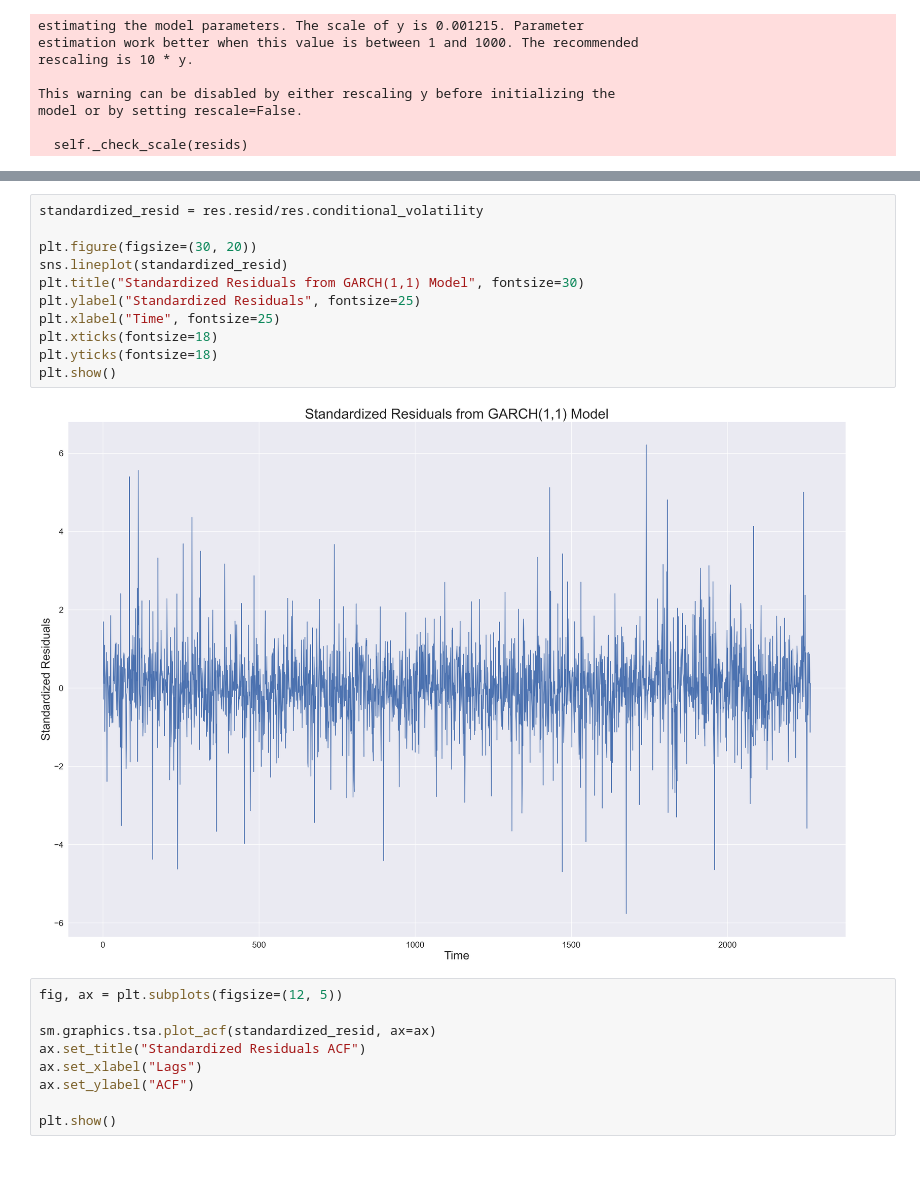
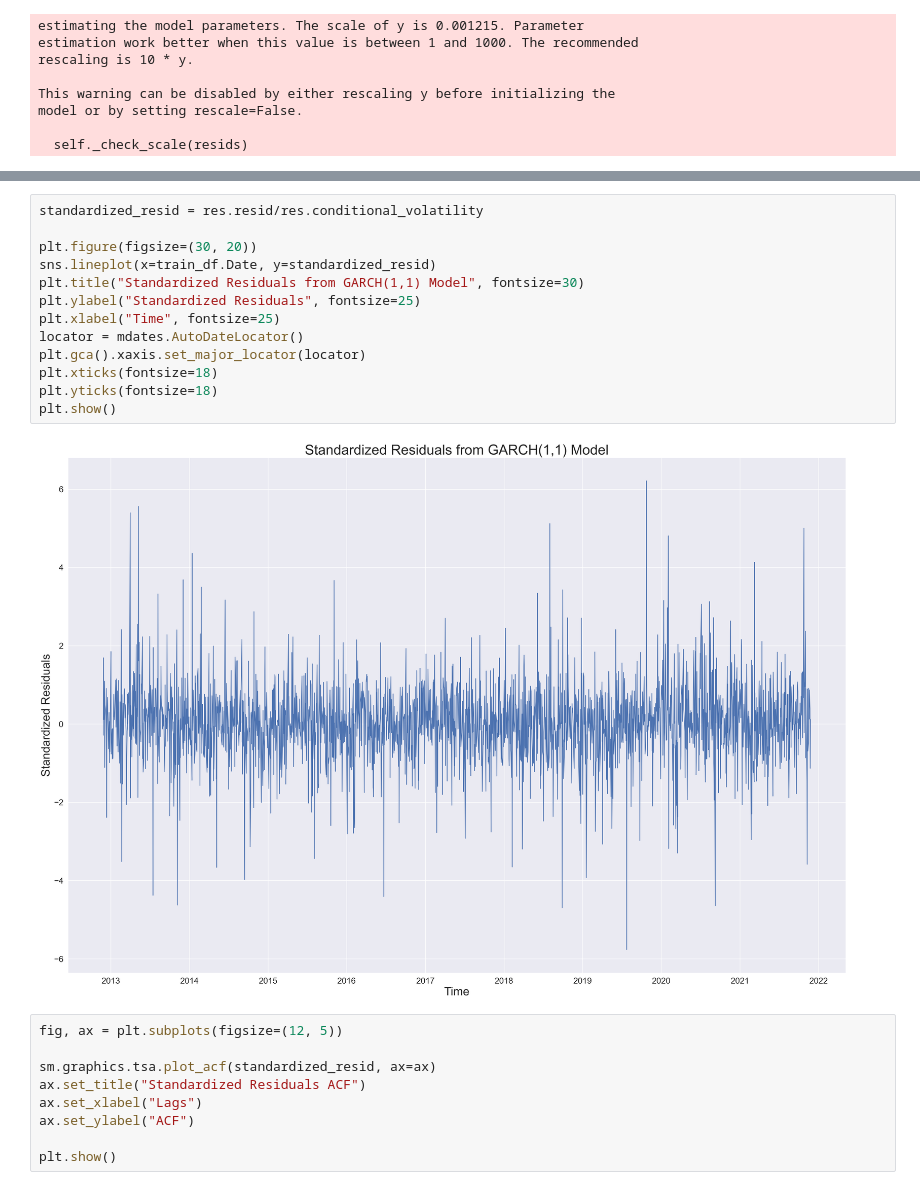
Before and after one commit to iliasra/QRM_Assignment2, a Jupyter notebook: assignment2.ipynb, the cells around one changed output, grey strips where cells are left out. Saved outputs shown, nothing was run; the diff lists cells and outputs as text.

```diff
--- a/assignment2.ipynb
+++ b/assignment2.ipynb
@@ -93,16 +94,18 @@ ARCHModelResult, id: 0x1d087c49a10
 # %%
 standardized_resid = res.resid/res.conditional_volatility
 
 plt.figure(figsize=(30, 20))
-sns.lineplot(standardized_resid)
+sns.lineplot(x=train_df.Date, y=standardized_resid)
 plt.title("Standardized Residuals from GARCH(1,1) Model", fontsize=30)
 plt.ylabel("Standardized Residuals", fontsize=25)
 plt.xlabel("Time", fontsize=25)
+locator = mdates.AutoDateLocator()
+plt.gca().xaxis.set_major_locator(locator)
 plt.xticks(fontsize=18)
 plt.yticks(fontsize=18)
 plt.show()
 # %% [output]
-[figure, old version]
+[figure, new version]
 # %%
 fig, ax = plt.subplots(figsize=(12, 5))
 
```
Also changed, not shown: parts of 18 cells of this notebook.
